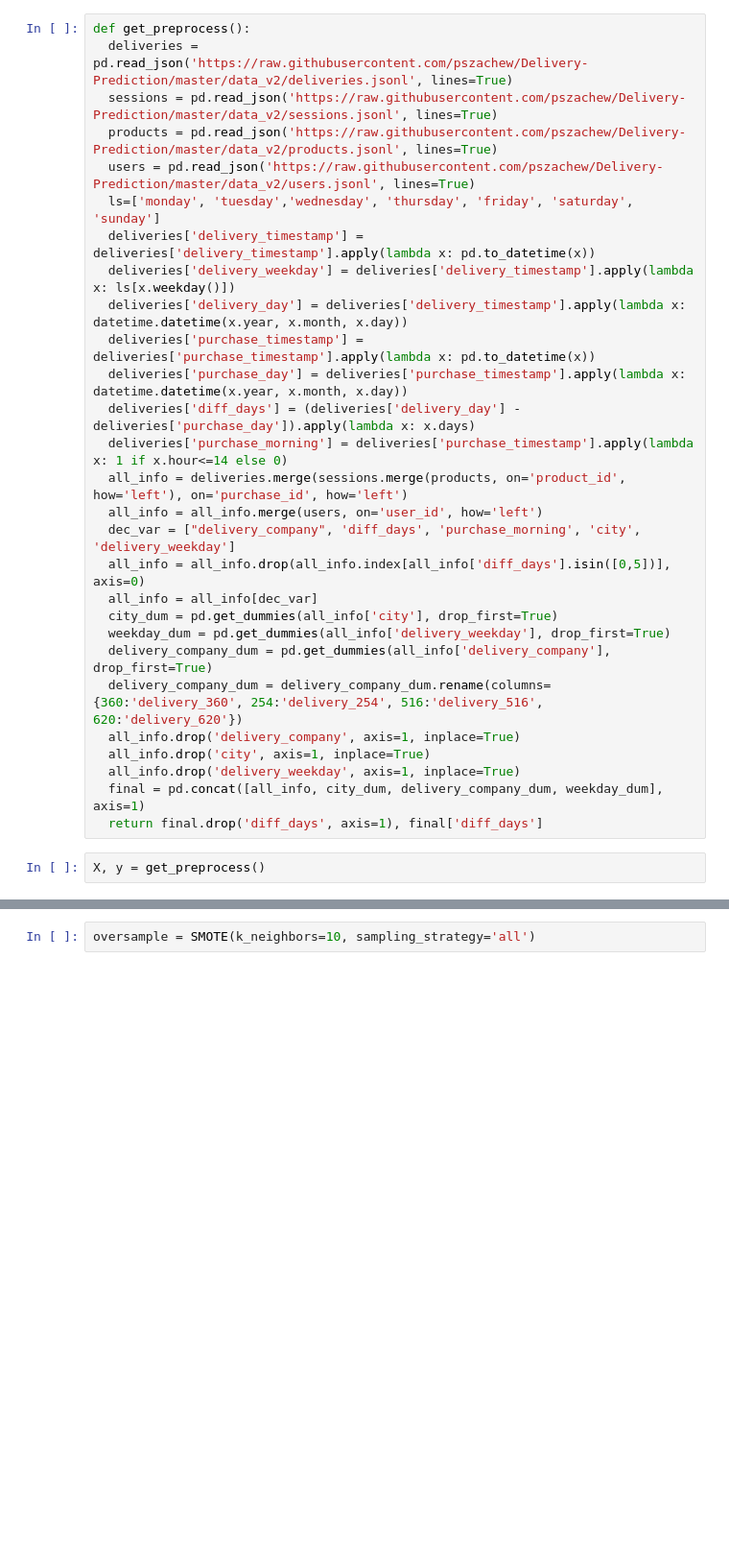
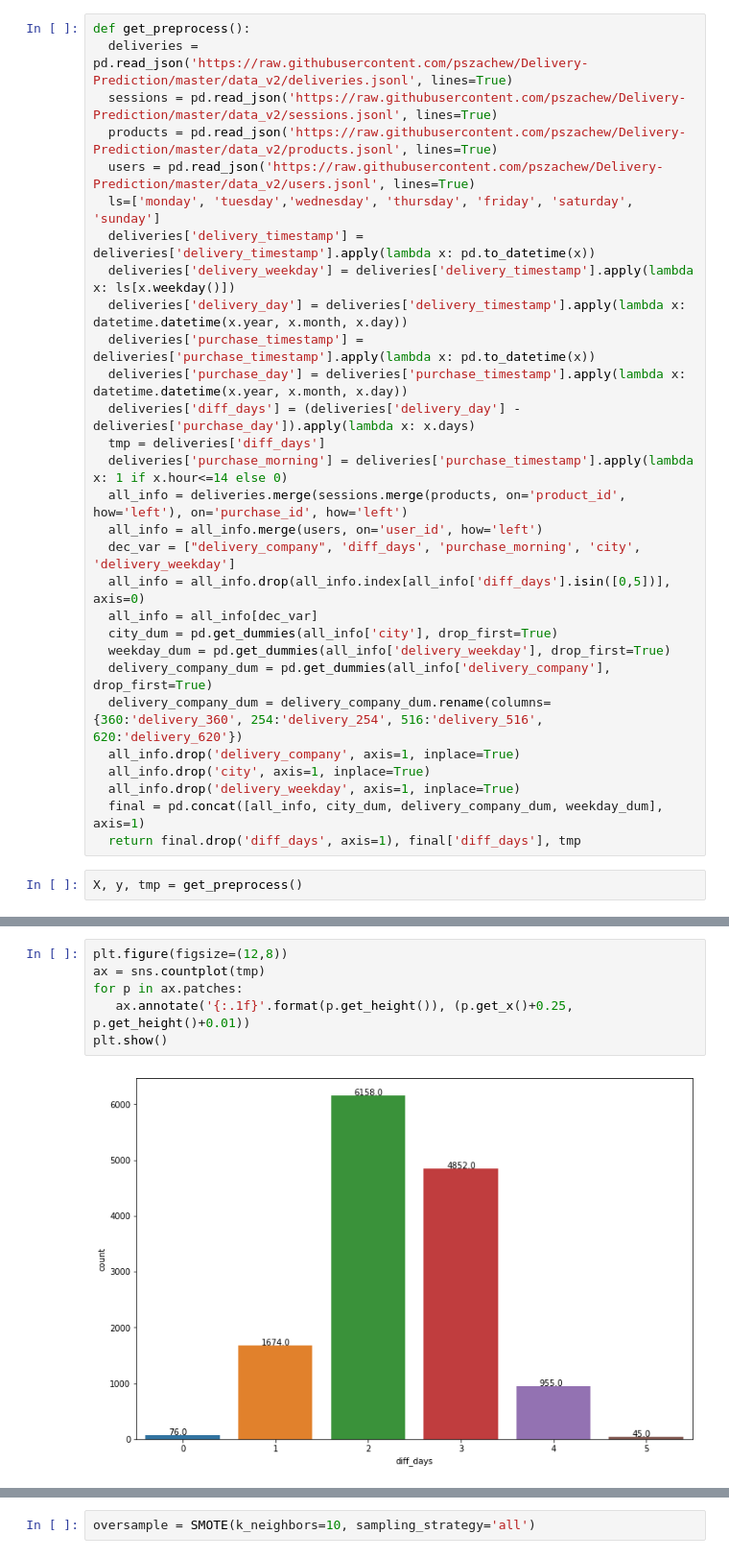
Before and after one commit to pszachew/Delivery-Prediction, a Jupyter notebook: DataPreprocessing.ipynb, the cells around one changed output, grey strips where cells are left out. Shown at 96% size. Drawn from its saved outputs; the diff is of its cells as text; blank space fills up the shorter version.

```diff
--- a/DataPreprocessing.ipynb
+++ b/DataPreprocessing.ipynb
@@ -20,6 +21,7 @@ def get_preprocess():
   deliveries['purchase_timestamp'] = deliveries['purchase_timestamp'].apply(lambda x: pd.to_datetime(x))
   deliveries['purchase_day'] = deliveries['purchase_timestamp'].apply(lambda x: datetime.datetime(x.year, x.month, x.day))
   deliveries['diff_days'] = (deliveries['delivery_day'] - deliveries['purchase_day']).apply(lambda x: x.days)
+  tmp = deliveries['diff_days']
   deliveries['purchase_morning'] = deliveries['purchase_timestamp'].apply(lambda x: 1 if x.hour<=14 else 0)
   all_info = deliveries.merge(sessions.merge(products, on='product_id', how='left'), on='purchase_id', how='left')
   all_info = all_info.merge(users, on='user_id', how='left')
@@ -34,6 +36,6 @@ def get_preprocess():
   all_info.drop('city', axis=1, inplace=True)
   all_info.drop('delivery_weekday', axis=1, inplace=True)
   final = pd.concat([all_info, city_dum, delivery_company_dum, weekday_dum], axis=1)
-  return final.drop('diff_days', axis=1), final['diff_days']
+  return final.drop('diff_days', axis=1), final['diff_days'], tmp
 # %%
-X, y = get_preprocess()
+X, y, tmp = get_preprocess()
@@ -55,0 +42,8 @@ X
+# %%
+plt.figure(figsize=(12,8))
+ax = sns.countplot(tmp)
+for p in ax.patches:
+   ax.annotate('{:.1f}'.format(p.get_height()), (p.get_x()+0.25, p.get_height()+0.01))
+plt.show()
+# %% [output]
+[figure, added]
```
Also changed, not shown: parts of 9 cells of this notebook.
